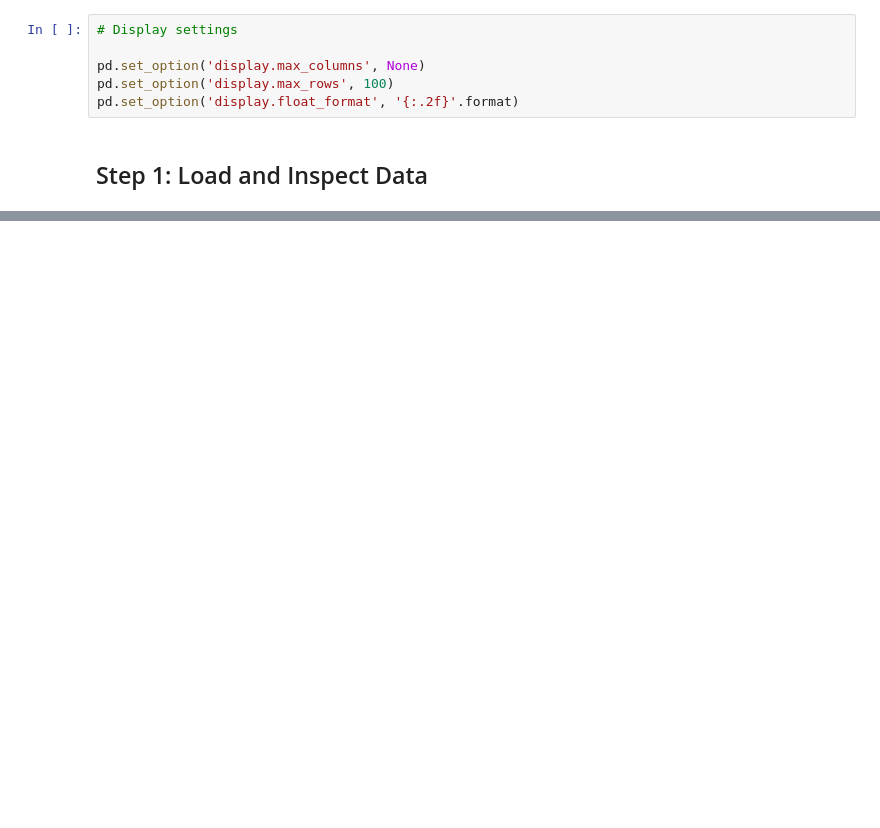
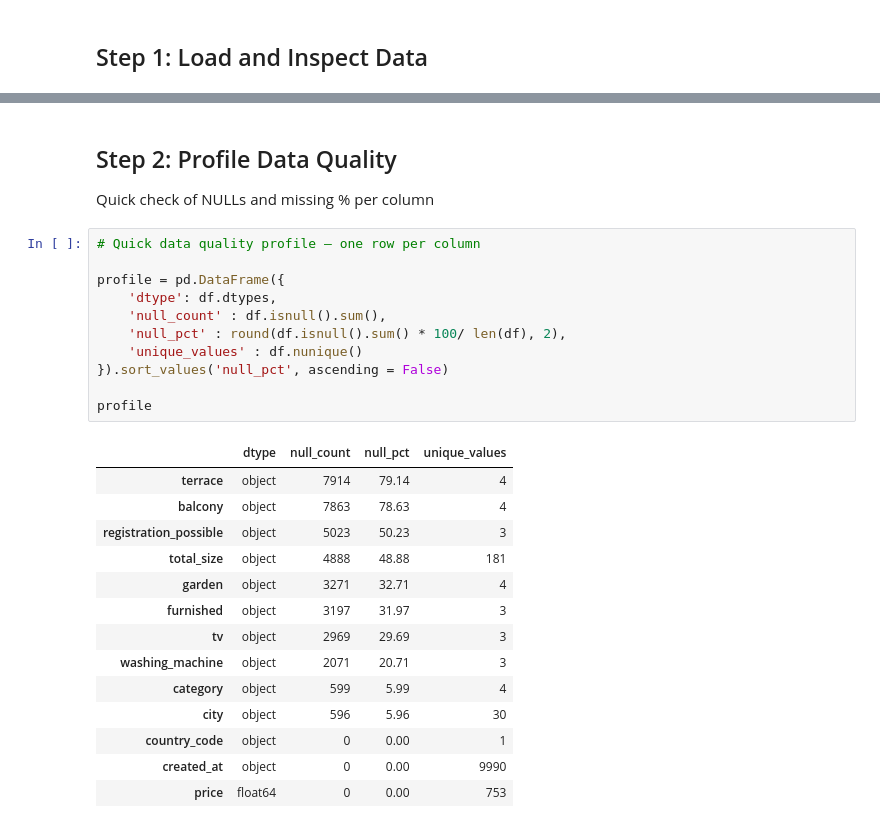
Before and after one commit to sahilmchangotra/urbannest-rental-analytics, a Jupyter notebook: notebooks/01_data_cleaning.ipynb, the cells around one changed output, grey strips where cells are left out. Cells and saved outputs as stored; diff of their text form; blank space fills up the shorter version.

```diff
--- a/notebooks/01_data_cleaning.ipynb
+++ b/notebooks/01_data_cleaning.ipynb
@@ -36,8 +16,2 @@ import seaborn as sns
-# %%
-# Display settings
-
-pd.set_option('display.max_columns', None)
-pd.set_option('display.max_rows', 100)
-pd.set_option('display.float_format', '{:.2f}'.format)
 # %% [markdown]
 ## Step 1: Load and Inspect Data
@@ -906,0 +68,29 @@ Fixes applied:
+# %% [markdown]
+## Step 2: Profile Data Quality
+Quick check of NULLs and missing % per column
+# %%
+# Quick data quality profile — one row per column
+
+profile = pd.DataFrame({
+    'dtype': df.dtypes,
+    'null_count' : df.isnull().sum(),
+    'null_pct' : round(df.isnull().sum() * 100/ len(df), 2),
+    'unique_values' : df.nunique()
+}).sort_values('null_pct', ascending = False)
+
+profile
+# %% [output]
+|  | dtype | null_count | null_pct | unique_values |
+| terrace | object | 7914 | 79.14 | 4 |
+| balcony | object | 7863 | 78.63 | 4 |
+| registration_possible | object | 5023 | 50.23 | 3 |
+| total_size | object | 4888 | 48.88 | 181 |
+| garden | object | 3271 | 32.71 | 4 |
+| furnished | object | 3197 | 31.97 | 3 |
+| tv | object | 2969 | 29.69 | 3 |
+| washing_machine | object | 2071 | 20.71 | 3 |
+| category | object | 599 | 5.99 | 4 |
+| city | object | 596 | 5.96 | 30 |
+| country_code | object | 0 | 0.00 | 1 |
+| created_at | object | 0 | 0.00 | 9990 |
+| price | float64 | 0 | 0.00 | 753 |
```
Also changed, not shown: parts of 66 cells of this notebook, 5 other files.
